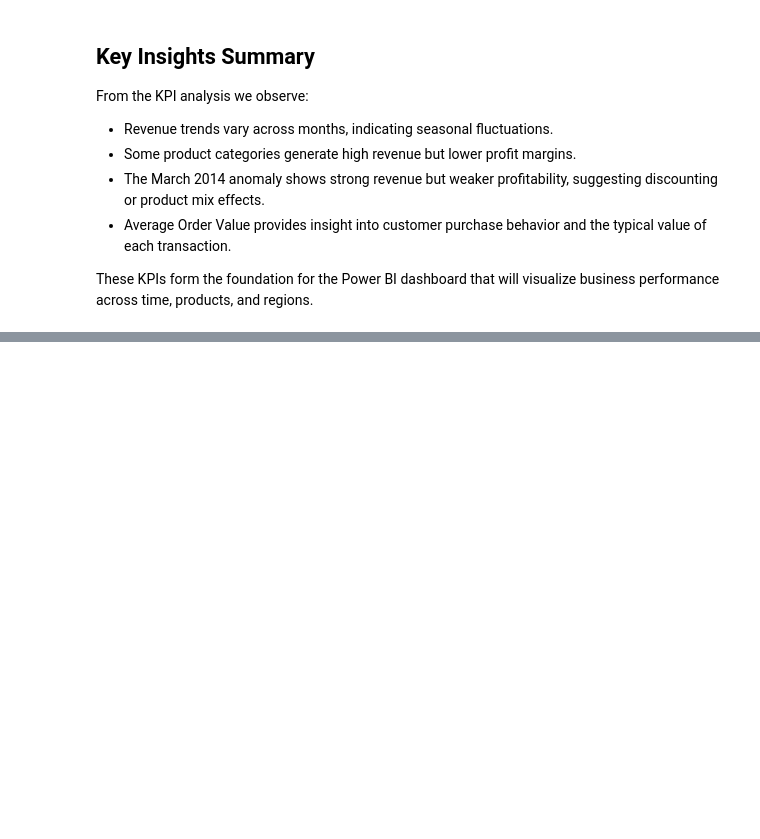
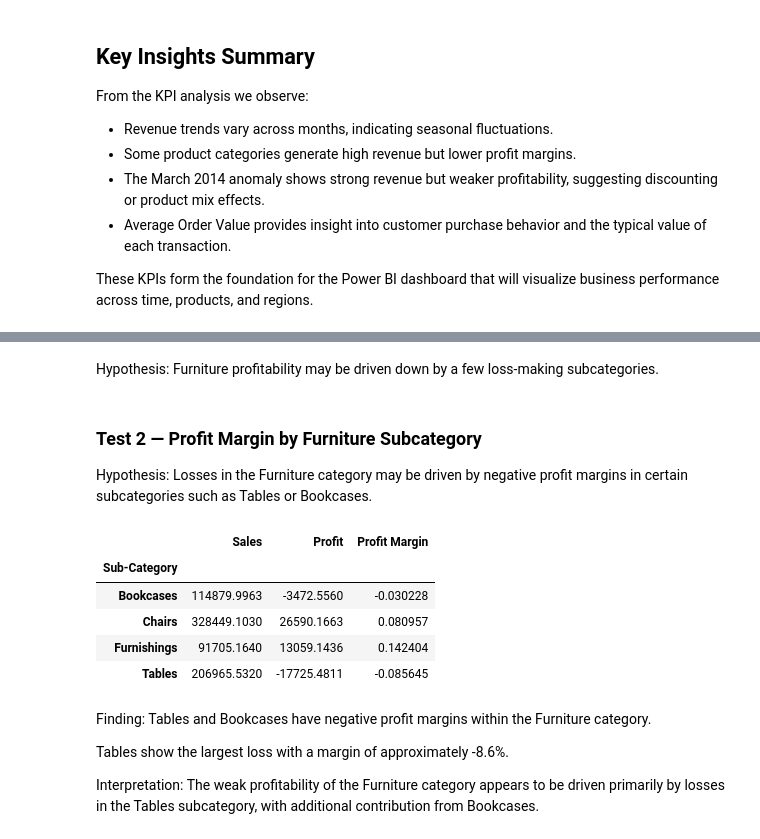
Before and after one commit to Julie-max/InsightFoundry, a Jupyter notebook: notebooks/00_kpis.ipynb, the cells around one changed output, grey strips where cells are left out. Drawn from its saved outputs; the diff is of its cells as text; code cells hidden in the pictures; blank space fills up the shorter version.

```diff
--- a/notebooks/00_kpis.ipynb
+++ b/notebooks/00_kpis.ipynb
@@ -295,0 +358,29 @@ visualize business performance across time, products, and regions.
+# %% [markdown]
+Hypothesis:
+Furniture profitability may be driven down by a few loss-making subcategories.
+# %% [markdown]
+### Test 2 — Profit Margin by Furniture Subcategory
+
+Hypothesis:
+Losses in the Furniture category may be driven by negative profit margins in certain subcategories such as Tables or Bookcases.
+# %%
+furniture_df = df[df["Category"] == "Furniture"]
+subcat_summary = furniture_df.groupby("Sub-Category")[["Sales","Profit"]].sum()
+subcat_summary["Profit Margin"] = subcat_summary["Profit"] / subcat_summary["Sales"]
+subcat_summary["Profit Margin"] = subcat_summary["Profit"] / subcat_summary["Sales"]
+subcat_summary
+# %% [output]
+|  | Sales | Profit | Profit Margin |
+| Sub-Category |  |  |  |
+| Bookcases | 114879.9963 | -3472.5560 | -0.030228 |
+| Chairs | 328449.1030 | 26590.1663 | 0.080957 |
+| Furnishings | 91705.1640 | 13059.1436 | 0.142404 |
+| Tables | 206965.5320 | -17725.4811 | -0.085645 |
+# %% [markdown]
+Finding:
+Tables and Bookcases have negative profit margins within the Furniture category.
+
+Tables show the largest loss with a margin of approximately -8.6%.
+
+Interpretation:
+The weak profitability of the Furniture category appears to be driven primarily by losses in the Tables subcategory, with additional contribution from Bookcases.
```
Also changed, not shown: parts of 9 cells of this notebook, 5 other files.
